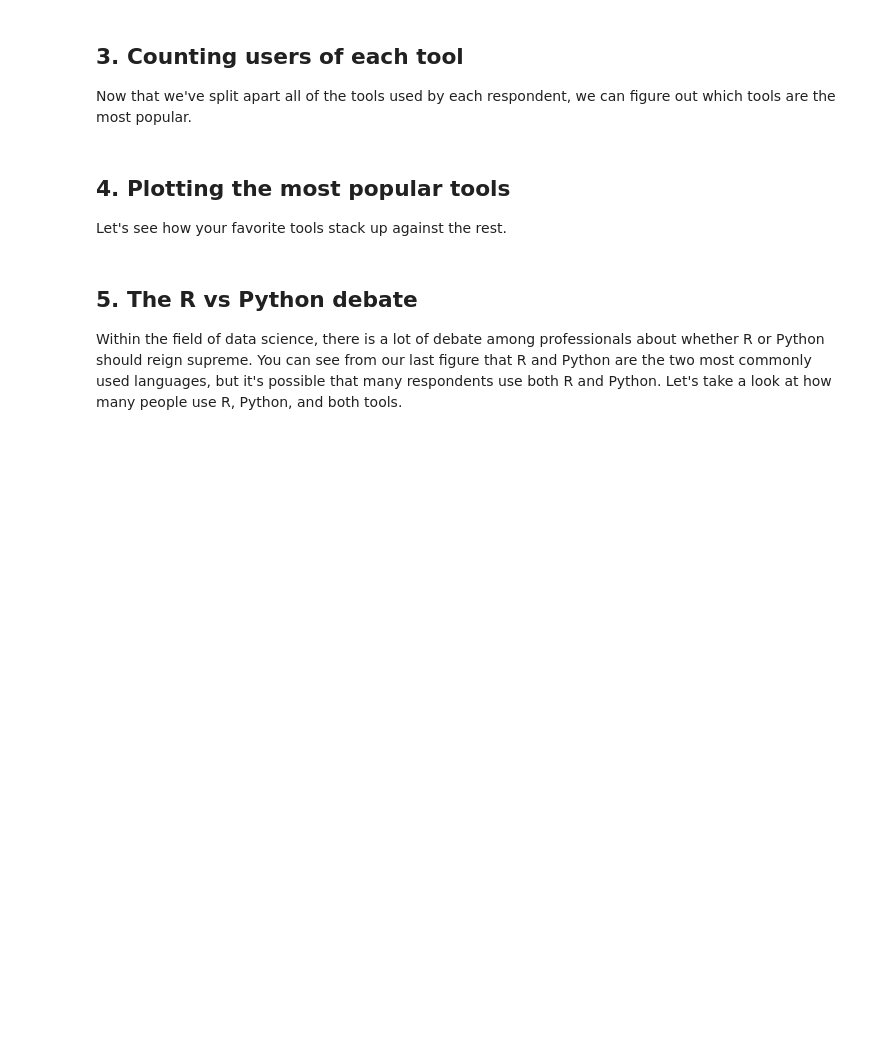
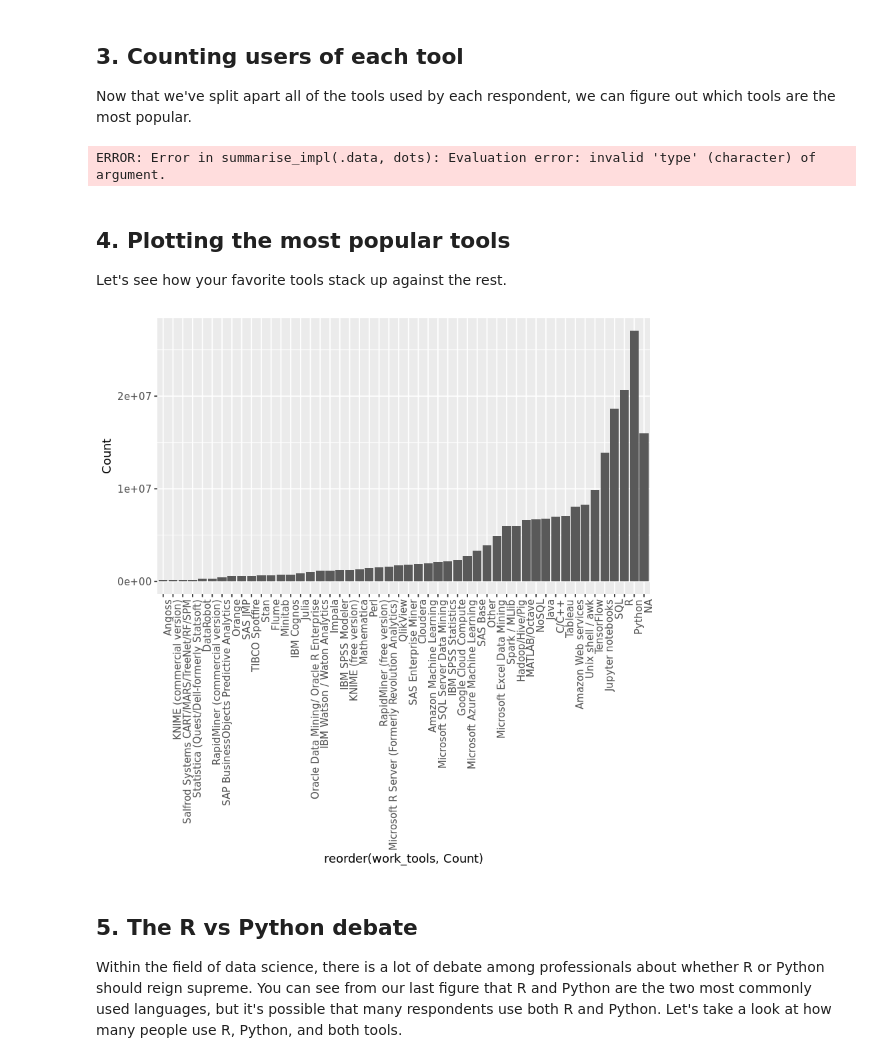
Before and after one commit to skhiearth/DataCamp-Exploring-the-Kaggle-Data-Science-Survey, a Jupyter notebook: notebook.ipynb, the cells around one changed output. Saved outputs shown, nothing was run; the diff lists cells and outputs as text; code cells hidden in the pictures; blank space fills up the shorter version.

Commit message:
Plotting the most popular tools

```diff
--- a/notebook.ipynb
+++ b/notebook.ipynb
@@ -4,10 +4,12 @@
 <p>In this project, we are going to find out what tools and languages professionals use in their day-to-day work. Our data comes from the <a href="https://www.kaggle.com/kaggle/kaggle-survey-2017?utm_medium=partner&utm_source=datacamp.com&utm_campaign=ml+survey+case+study">Kaggle Data Science Survey</a> which includes responses from over 10,000 people that write code to analyze data in their daily work. </p>
 # %%
 # Load necessary packages
-# .... YOUR CODE FOR TASK 1 ....
+library(tidyverse)
 
 # Load the data
-responses <- ....
+responses <- read_csv("datasets/kagglesurvey.csv")
 
 # Print the first 10 rows
-# .... YOUR CODE FOR TASK 1 ....
+head(responses, n = 10)
+
+dim(responses)
@@ -16,15 +39,15 @@ responses <- ....
 <p>Now that we've loaded in the survey results, we want to focus on the tools and languages that the survey respondents use at work.</p>
 # %%
 # Print the first respondent's tools and languages
-# .... YOUR CODE FOR TASK 2 ....
+responses[1, "WorkToolsSelect"]
 
 # Create a new data frame called tools
-tools <- ....
+tools <- responses
 
-# Add a new column, and unnest the new column
+# # Add a new column, and unnest the new column
 tools <- tools  %>%
-    mutate(work_tools = ....)  %>%
-    # .... YOUR CODE FOR TASK 2 ....
+    mutate(work_tools = strsplit(tools$WorkToolsSelect, ","))  %>% unnest(.sep = NULL)
 
-# View the first 6 rows of tools
-# .... YOUR CODE FOR TASK 2 ....
+
+# # View the first 6 rows of tools
+head(tools)
@@ -33,23 +66,28 @@ tools <- tools  %>%
 <p>Now that we've split apart all of the tools used by each respondent, we can figure out which tools are the most popular.</p>
 # %%
 # Create a new data frame
-tool_count <- ....
+tool_count <- tools
 
 # Group the data by work_tools, summarise the counts, and arrange in descending order
 tool_count <- tool_count  %>%
-    group_by(....)  %>%
-    #.... YOUR CODE FOR TASK 3 ....
+    group_by(work_tools) %>%
+    summarize(Count = sum(work_tools)) %>%
+    arrange(desc(Count))
 
 # Print the first 6 results
-#.... YOUR CODE FOR TASK 3 ....
+head(tool_count)
+# %% [output]
+ERROR: Error in summarise_impl(.data, dots): Evaluation error: invalid 'type' (character) of argument.
 # %% [markdown]
 ## 4. Plotting the most popular tools
 <p>Let's see how your favorite tools stack up against the rest.</p>
 # %%
 # Create a bar chart of the work_tools column, most counts on the far right
-ggplot(....) +
-    geom_bar(....) +
-    theme(....)
+ggplot(tool_count, aes(x = reorder(work_tools, Count), y = Count)) +
+    geom_bar(stat="identity") +
+    theme(axis.text.x = element_text(angle = 90, hjust = 1))
+# %% [output]
+[figure, added]
 # %% [markdown]
 ## 5. The R vs Python debate
 <p>Within the field of data science, there is a lot of debate among professionals about whether R or Python should reign supreme. You can see from our last figure that R and Python are the two most commonly used languages, but it's possible that many respondents use both R and Python. Let's take a look at how many people use R, Python, and both tools.</p>
```
Also changed, not shown: parts of 3 cells of this notebook.
